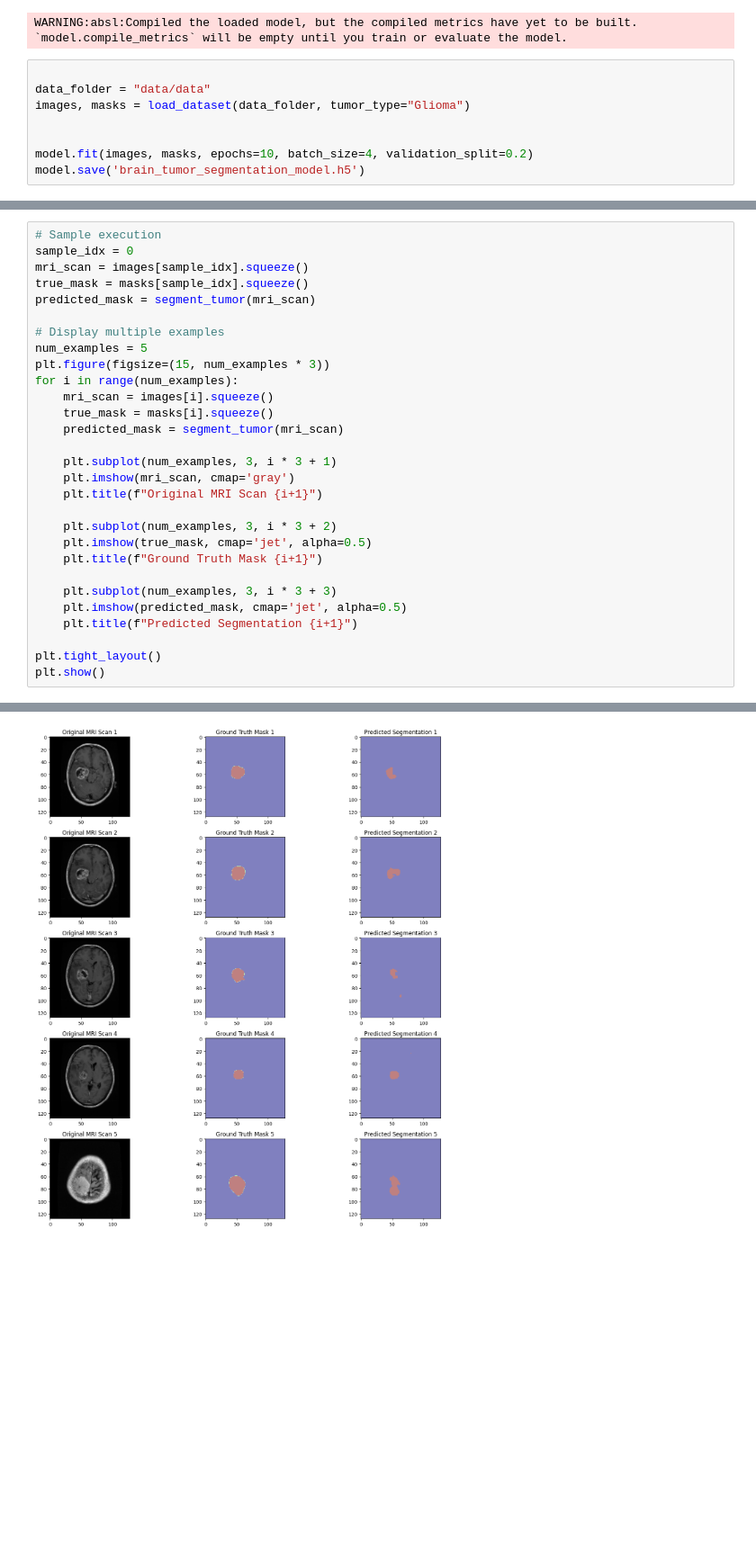
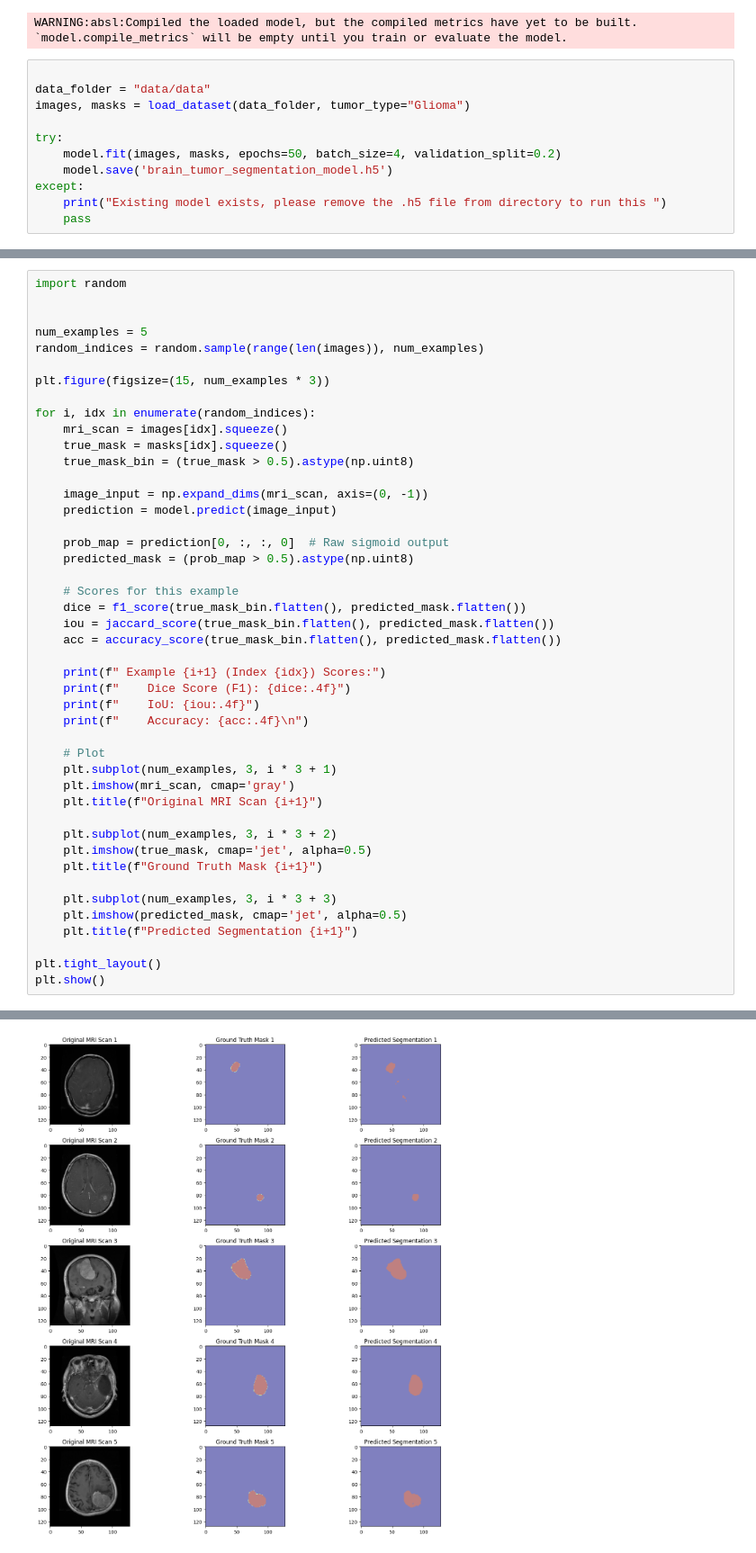
Before and after one commit to ahmedi64/BMEN509, a Jupyter notebook: Segmentation.ipynb, the cells around one changed output, grey strips where cells are left out. Shown: that part at 90% size. Saved outputs shown, nothing was run; the diff lists cells and outputs as text; blank space fills up the shorter version.

```diff
--- a/Segmentation.ipynb
+++ b/Segmentation.ipynb
@@ -59,7 +59,10 @@ WARNING:absl:Compiled the loaded model, but the compiled metrics have yet to be
 data_folder = "data/data"
 images, masks = load_dataset(data_folder, tumor_type="Glioma")
 
-
-model.fit(images, masks, epochs=10, batch_size=4, validation_split=0.2)
-model.save('brain_tumor_segmentation_model.h5')
+try:
+    model.fit(images, masks, epochs=50, batch_size=4, validation_split=0.2)
+    model.save('brain_tumor_segmentation_model.h5')
+except:
+    print("Existing model exists, please remove the .h5 file from directory to run this ")
+    pass
 # %% [output]
@@ -79,20 +102,36 @@ def evaluate_segmentation(true_mask, predicted_mask):
     jaccard_idx = jaccard_score(true_mask.flatten(), predicted_mask.flatten())
     return dice_score, jaccard_idx
 # %%
-# Sample execution
-sample_idx = 0
-mri_scan = images[sample_idx].squeeze()
-true_mask = masks[sample_idx].squeeze()
-predicted_mask = segment_tumor(mri_scan)
+import random
 
-# Display multiple examples
+
 num_examples = 5
+random_indices = random.sample(range(len(images)), num_examples)
+
 plt.figure(figsize=(15, num_examples * 3))
-for i in range(num_examples):
-    mri_scan = images[i].squeeze()
-    true_mask = masks[i].squeeze()
-    predicted_mask = segment_tumor(mri_scan)
 
+for i, idx in enumerate(random_indices):
+    mri_scan = images[idx].squeeze()
+    true_mask = masks[idx].squeeze()
+    true_mask_bin = (true_mask > 0.5).astype(np.uint8)
+
+    image_input = np.expand_dims(mri_scan, axis=(0, -1))
+    prediction = model.predict(image_input)
+
+    prob_map = prediction[0, :, :, 0]  # Raw sigmoid output
+    predicted_mask = (prob_map > 0.5).astype(np.uint8)
+
+    # Scores for this example
+    dice = f1_score(true_mask_bin.flatten(), predicted_mask.flatten())
+    iou = jaccard_score(true_mask_bin.flatten(), predicted_mask.flatten())
+    acc = accuracy_score(true_mask_bin.flatten(), predicted_mask.flatten())
+
+    print(f" Example {i+1} (Index {idx}) Scores:")
+    print(f"    Dice Score (F1): {dice:.4f}")
+    print(f"    IoU: {iou:.4f}")
+    print(f"    Accuracy: {acc:.4f}\n")
+
+    # Plot
     plt.subplot(num_examples, 3, i * 3 + 1)
     plt.imshow(mri_scan, cmap='gray')
     plt.title(f"Original MRI Scan {i+1}")
@@ -117 +167 @@ plt.show()
-[figure, old version]
+[figure, new version]
```
Also changed, not shown: parts of 3 cells of this notebook.
